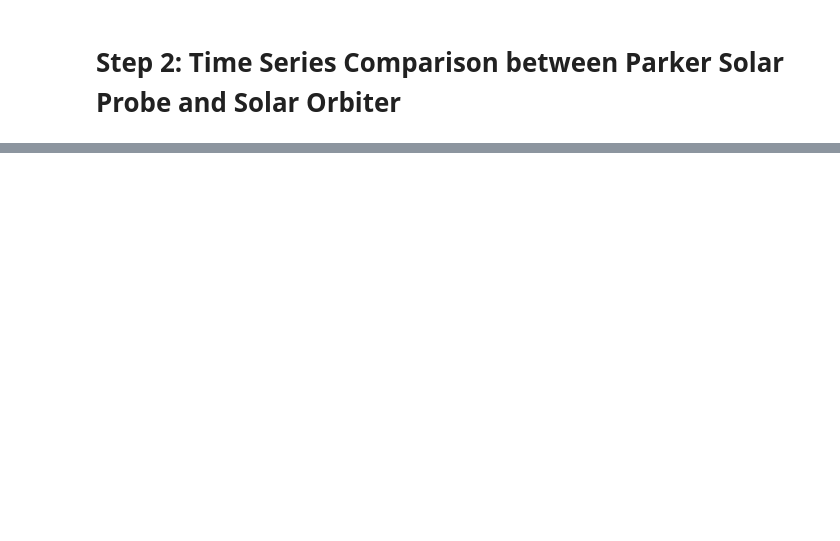
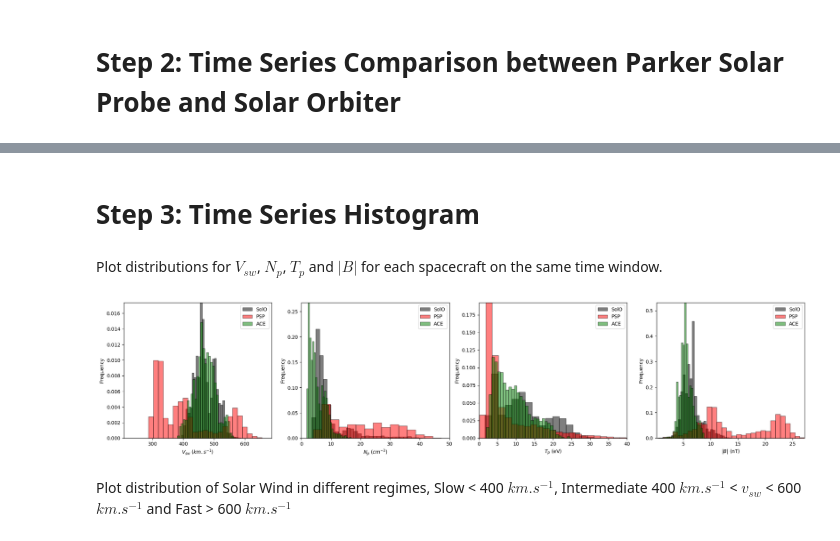
Before and after one commit to BlueNeptune11/sun_capstone, a Jupyter notebook: AceSoPsp_timeseries.ipynb, the cells around one changed output, grey strips where cells are left out. Saved outputs shown, nothing was run; the diff lists cells and outputs as text; code cells hidden in the pictures; blank space fills up the shorter version.

```diff
--- a/AceSoPsp_timeseries.ipynb
+++ b/AceSoPsp_timeseries.ipynb
@@ -232,0 +435,51 @@ plt.subplots_adjust(hspace=0)
+# %% [markdown]
+# Step 3: Time Series Histogram
+# %% [markdown]
+Plot distributions for $V_{sw}$, $N_{p}$, $T_{p}$ and $|B|$ for each spacecraft on the same time window.
+# %%
+fig, ax = plt.subplots(1, 4, figsize=(25,5), dpi=100)
+
+bins = 30
+color_solo = 'k'
+color_psp = 'r'
+color_ace = 'g'
+alpha = .5
+edgecolor='k'
+
+# Solar wind distribution plot
+solo_swa_pas.plot(kind='hist', density=True, columns=['bulk_sw'], axes=ax[0], color=color_solo, bins=bins, alpha=alpha, edgecolor=edgecolor)
+psp_spc.plot(kind='hist', density=True, columns=['bulk_vp_magnitude'], axes=ax[0], color=color_psp, bins=bins, alpha=alpha, edgecolor=edgecolor)
+ace_sw.plot(kind='hist', density=True, columns=['Vp'], axes=ax[0], color=color_ace, bins=bins, alpha=alpha, edgecolor=edgecolor)
+ax[0].set_xlabel("$V_{sw}$ ($km.s^{-1}$)")
+ax[0].set_ylabel("Frequency")
+
+# Proton Density distribution plot
+solo_swa_pas.plot(kind='hist', density=True, columns=['N'], axes=ax[1], color=color_solo, bins=bins, alpha=alpha, edgecolor=edgecolor)
+psp_spc.plot(kind='hist', density=True, columns=['np_moment'], axes=ax[1], color=color_psp, bins=bins, alpha=alpha, edgecolor=edgecolor)
+ace_sw.plot(kind='hist', density=True, columns=['Np'], axes=ax[1], color=color_ace, bins=bins, alpha=alpha, edgecolor=edgecolor)
+ax[1].set_xlabel("$N_{p}$ ($cm^{-3}$)")
+ax[1].set_ylabel("Frequency")
+ax[1].set_xlim(0, 50)
+
+# Proton Temperature distribution plot
+solo_swa_pas.plot(kind='hist', density=True, columns=['T'], axes=ax[2], color=color_solo, bins=bins, alpha=alpha, edgecolor=edgecolor)
+psp_spc.plot(kind='hist', density=True, columns=['proton_temperature'], axes=ax[2], color=color_psp, bins=bins, alpha=alpha, edgecolor=edgecolor)
+ace_sw.plot(kind='hist', density=True, columns=['Tpr_eV'], axes=ax[2], color=color_ace, bins=bins, alpha=alpha, edgecolor=edgecolor)
+ax[2].set_xlabel("$T_{p}$ (eV)")
+ax[2].set_ylabel("Frequency")
+ax[2].set_xlim(0, 40)
+
+# Magnetic field magnitude distribution plot
+solo_mag.plot(kind='hist', density=True, columns=['total_B'], axes=ax[3], color=color_solo, bins=bins, alpha=alpha, edgecolor=edgecolor)
+psp_fields_mag_clean.plot(kind='hist', density=True, columns=['total_B'], axes=ax[3], color=color_psp, bins=bins, alpha=alpha, edgecolor=edgecolor)
+ace_mag.plot(kind='hist', density=True, columns=['Magnitude'], axes=ax[3], color=color_ace, bins=bins, alpha=alpha, edgecolor=edgecolor)
+ax[3].set_xlabel("$|B|$ (nT)")
+ax[3].set_ylabel("Frequency")
+
+for aa in ax:
+    aa.margins(x=0, y=0)
+    aa.legend(labels=["SolO", "PSP", "ACE"])
+# %% [output]
+[figure, added]
+# %% [markdown]
+Plot distribution of Solar Wind in different regimes, Slow < 400 $km.s^{-1}$, Intermediate 400 $km.s^{-1}$ < $v_{sw}$ < 600 $km.s^{-1}$ and Fast > 600 $km.s^{-1}$
```
Also changed, not shown: parts of 28 cells of this notebook.
